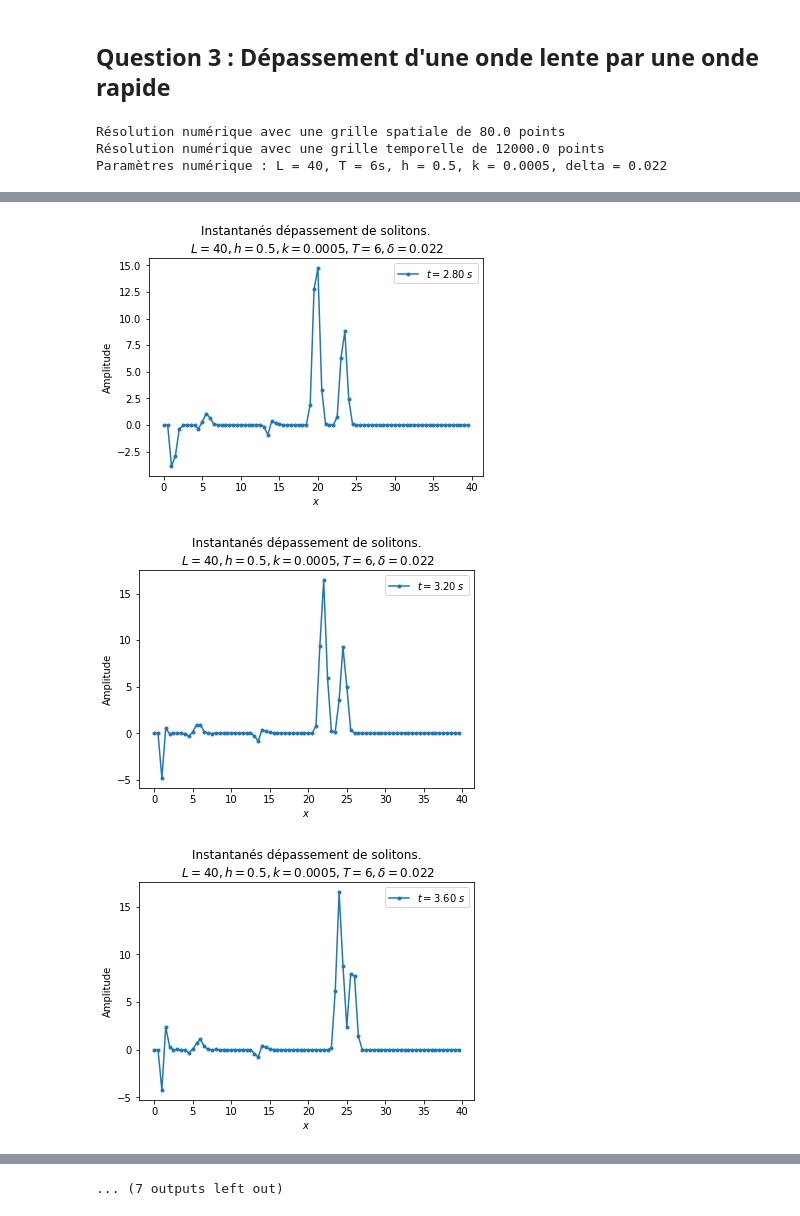
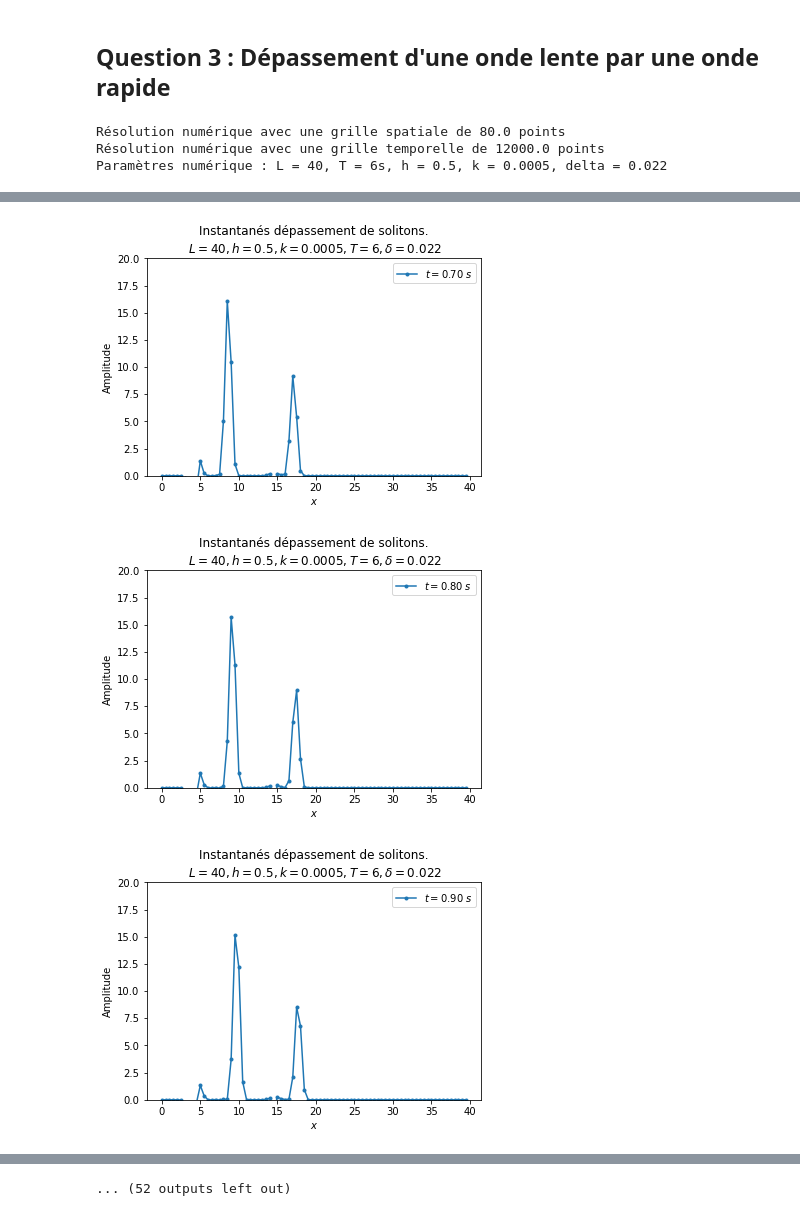
Before and after one commit to AmauryLaridon/LPHYS1303-Projet1, a Jupyter notebook: Notebook.ipynb, the cells around one changed output, grey strips where cells are left out. Cells and saved outputs as stored; diff of their text form; code cells hidden in the pictures.

```diff
--- a/Notebook.ipynb
+++ b/Notebook.ipynb
@@ -353,0 +16,32 @@ Paramètres numérique : L = 40, T = 1.1s, h = 0.05, k = 4e-05, delta = 0.022
+# %%
+def k(alpha, beta):
+    rh = np.arange(0,4*pi, 0.05)
+    kap = [(1+2*alpha*(sin(x/2)**2))**2 + (sin(x)**2)*(alpha - 4*beta*(sin(x/2)**2))**2 for x in rh]
+    return max(kap)
+
+al = np.arange(-1.1,0.1, 0.05)
+be = np.arange(-0.7,0.3, 0.05)
+
+kappa = [[k(a,b) for a in al] for b in be]
+
+[aa,bb]=np.meshgrid(al,be)
+levels = np.arange(0,6,0.5)
+plt.contourf(aa,bb, np.array(kappa), levels)
+plt.xlabel("alpha")
+plt.ylabel("beta")
+plt.colorbar()
+plt.show()
+
+for i,ka in enumerate(kappa) :
+    for j,k in enumerate(ka):
+        if k > 1:
+            kappa[i][j] = 1000
+        else:
+            kappa[i][j] = 0
+
+levels = [0,1,1001]
+plt.contourf(aa,bb, np.array(kappa), levels)
+plt.xlabel("alpha")
+plt.ylabel("beta")
+plt.colorbar()
+plt.show()
@@ -402,7 +251,7 @@ def time_ev(u_0, t_f, k, x_f, h):
     print("Paramètres numérique : L = {}, T = {}s, h = {}, k = {}, delta = {}".format(L, T, h, k, delta))
 
     #Plot semi-animé d'Instantanés
-    t_span = np.arange(0,8,0.4)
+    t_span = np.arange(0,8,0.1)
     n = np.zeros(np.shape(t_span)[0])
     for t in t_span:
         n = [int(t/k)]
@@ -412,10 +261,11 @@ def time_ev(u_0, t_f, k, x_f, h):
             plt.title('Instantanés dépassement de solitons.\n $L = {}, h = {}, k = {}, T = {}, \delta = {}$'.format(x_f, h, k, t_f, delta))
             plt.xlabel('$x$')
             plt.ylabel('Amplitude')
+            plt.ylim([0,20])
             plt.legend()
             plt.show(block=False)
-            plt.pause(0.5)
-            plt.close()
+            plt.pause(0.05)
+            plt.clf()
     #Plot d'Instantanés
     t_span = [0, 0.1, 3, 5]
     n = np.zeros(np.shape(t_span)[0])
@@ -491,3 +341,3 @@ Paramètres numérique : L = 40, T = 6s, h = 0.5, k = 0.0005, delta = 0.022
-[figure, old version]
+[figure, new version]
-[figure, old version]
+[figure, new version]
-[figure, old version]
+[figure, new version]
@@ -495 +345 @@ Paramètres numérique : L = 40, T = 6s, h = 0.5, k = 0.0005, delta = 0.022
-... (7 outputs left out)
+... (52 outputs left out)
```
Also changed, not shown: parts of 18 cells of this notebook.
